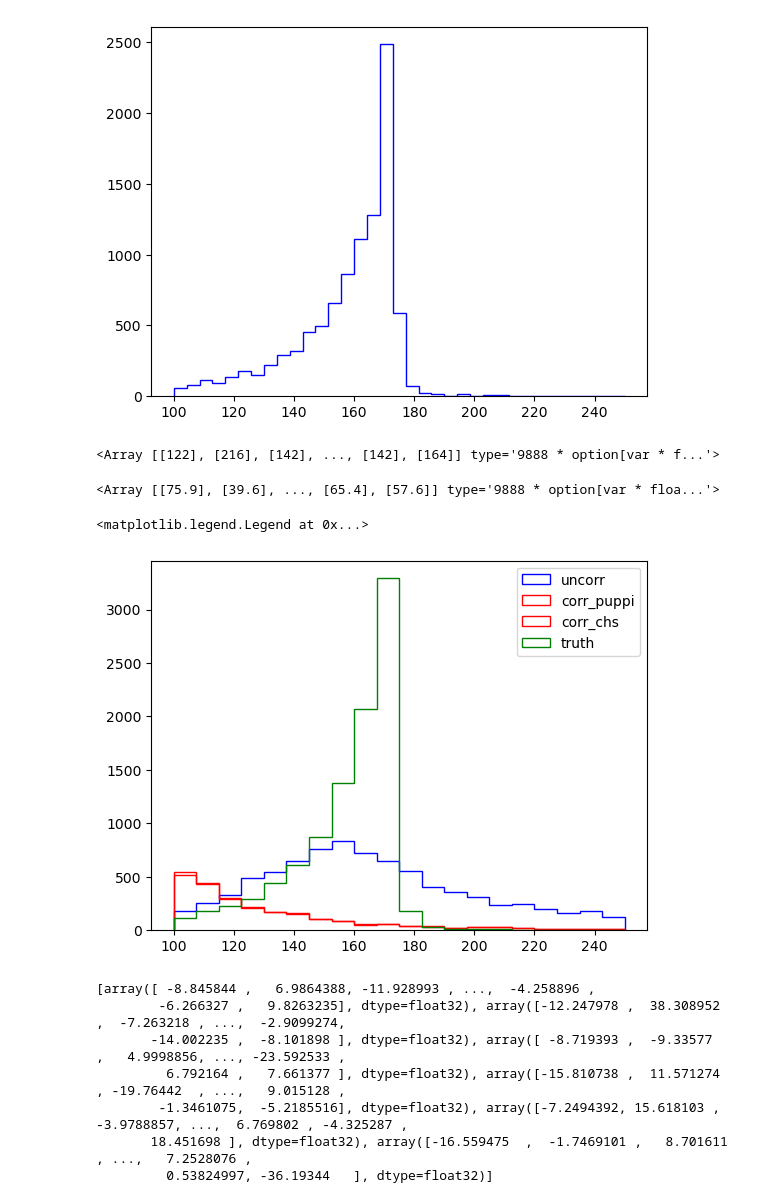
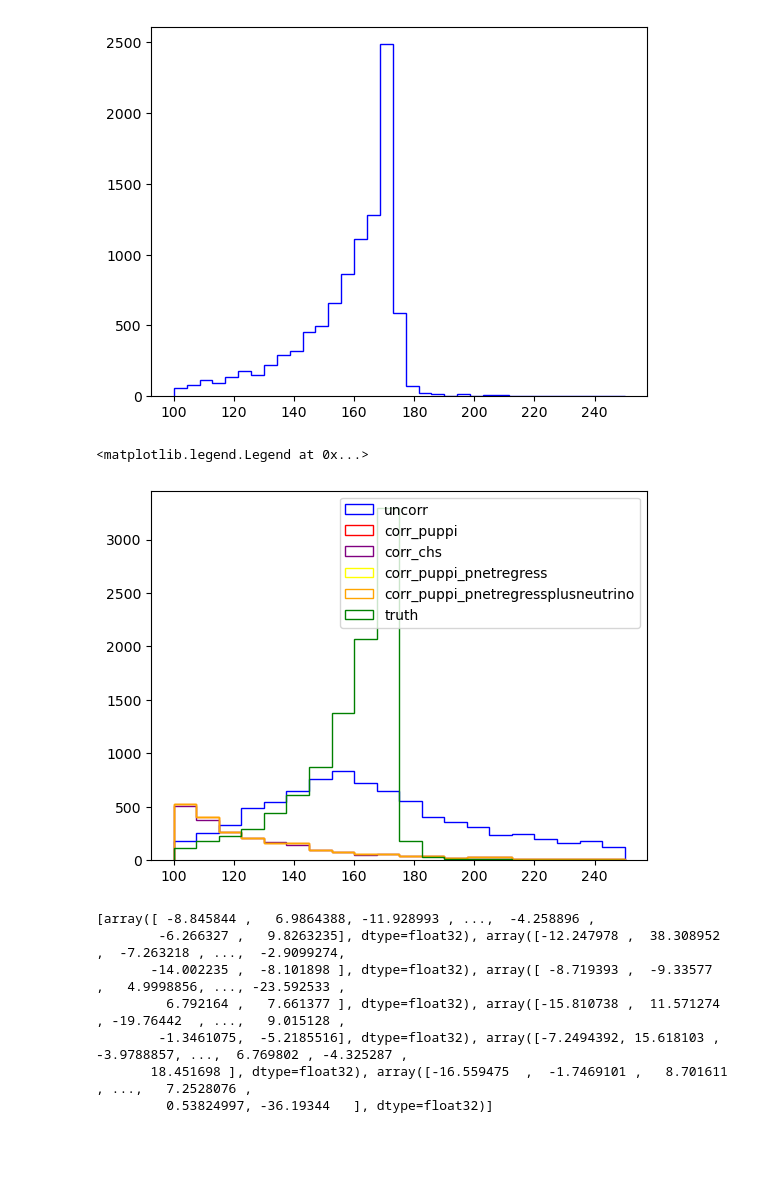
Before and after one commit to akanugan/MultiJets, a Jupyter notebook: TopStudies/JEC_truth_compare.ipynb, the cells around one changed output. Drawn from its saved outputs; the diff is of its cells as text; code cells hidden in the pictures; blank space fills up the shorter version.

```diff
--- a/TopStudies/JEC_truth_compare.ipynb
+++ b/TopStudies/JEC_truth_compare.ipynb
@@ -61,9 +61,9 @@ def apply_JEC_MC(ev, name, type):
 
     jec_stack_names = [
         name + "_L1FastJet_AK4PF"+ type,
-        name + "_L2Relative_AK4PF"+ type,
-        name + "_L3Absolute_AK4PF"+ type,
-        name + "_L2L3Residual_AK4P"+ type,
+        # name + "_L2Relative_AK4PF"+ type,
+        # name + "_L3Absolute_AK4PF"+ type,
+        # name + "_L2L3Residual_AK4PF"+ type,
         #"Summer22EE_22Sep2023_V2_MC_Uncertainty_AK4PFPuppi",
     ]
 
@@ -91,8 +91,10 @@ def apply_JEC_MC(ev, name, type):
 
     return jet_factory.build(jets)
 # %%
-events["ScoutingJet_corr_chs"] = apply_JEC_MC(events, "Summer22EE_22Sep2023_V2_MC", "Puppi")
+events["ScoutingJet_corr_chs"] = apply_JEC_MC(events, "Summer22EE_22Sep2023_V2_MC", "chs")
 events["ScoutingJet_corr_puppi"] = apply_JEC_MC(events, "Summer22EE_22Sep2023_V2_MC", "Puppi")
+events["ScoutingJet_corr_puppi_pr"] = apply_JEC_MC(events, "Summer22EE_22Sep2023_V2_MC", "PuppiPNetRegression")
+events["ScoutingJet_corr_puppi_prn"] = apply_JEC_MC(events, "Summer22EE_22Sep2023_V2_MC", "PuppiPNetRegressionPlusNeutrino")
 # %%
 truth = events.GenPart[
             (abs(events.GenPart.pdgId) == 24)
@@ -252,11 +280,3 @@ corr_j2_chs = good_events.ScoutingJets_corr_chs[
-# %%
-(uncorr_b + uncorr_j1 + uncorr_j2).m.compute()
-# %% [output]
-<Array [[122], [216], [142], ..., [142], [164]] type='9888 * option[var * f...'>
-# %%
-(corr_b + corr_j1 + corr_j2).m.compute()
-# %% [output]
-<Array [[75.9], [39.6], ..., [65.4], [57.6]] type='9888 * option[var * floa...'>
 # %%
 plt.hist(
     (uncorr_b + uncorr_j1 + uncorr_j2).m[:,0].compute(),
@@ -266,35 +286,51 @@ plt.hist(
     color="blue",
     label="uncorr",
          )
 plt.hist(
     (corr_b + corr_j1 + corr_j2).m[:,0].compute(),
     bins=20,
     range=(100,250),
     histtype="step",
     color="red",
     label="corr_puppi",
          )
 plt.hist(
     (corr_b_chs + corr_j1_chs + corr_j2_chs).m[:,0].compute(),
     bins=20,
     range=(100,250),
     histtype="step",
-    color="",
+    color="purple",
     label="corr_chs",
+         )
+plt.hist(
+    (corr_b_pr + corr_j1_pr + corr_j2_pr).m[:,0].compute(),
+    bins=20,
+    range=(100,250),
+    histtype="step",
+    color="yellow",
+    label="corr_puppi_pnetregress",
+         )
+plt.hist(
+    (corr_b_prn + corr_j1_prn + corr_j2_prn).m[:,0].compute(),
+    bins=20,
+    range=(100,250),
+    histtype="step",
+    color="orange",
+    label="corr_puppi_pnetregressplusneutrino",
          )
 plt.hist(
     (truth_b1 + jet1 + jet2).m.compute(),
     bins=20,
     range=(100,250),
     histtype="step",
     color="green",
     label="truth",
          )
 
 plt.legend()
 # %% [output]
 <matplotlib.legend.Legend at 0x...>
-[figure, old version]
+[figure, new version]
 # %%
 arr = []
 for truth_jet in [jet1,jet2,jet3,jet4,truth_b1,truth_b2]:
```
Also changed, not shown: parts of 1 cell of this notebook.
